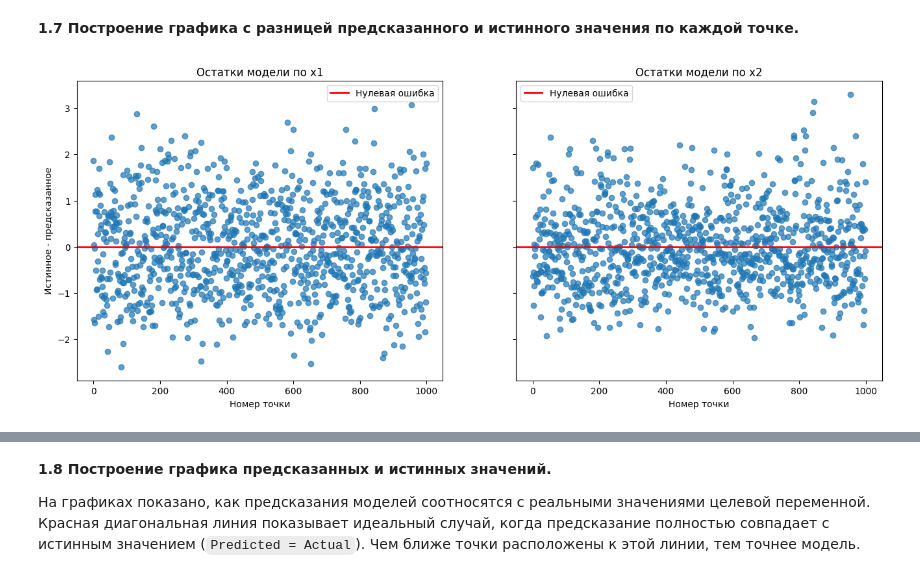
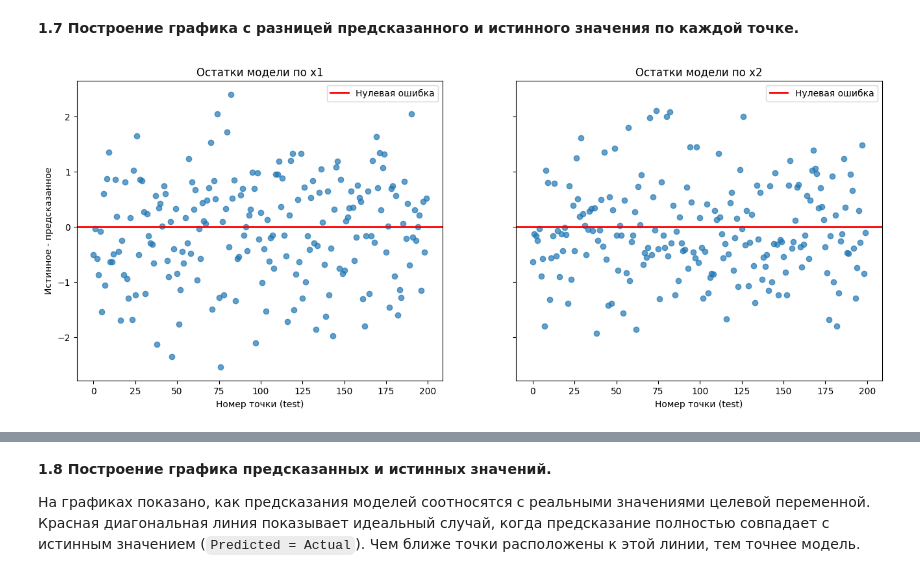
Before and after one commit to Coffeein0/data_analysis, a Jupyter notebook: LR3_Razveev_8.ipynb, the cells around one changed output, grey strips where cells are left out. Drawn from its saved outputs; the diff is of its cells as text; code cells hidden in the pictures.

Commit message:
Добавил разделение выборки в первой части

```diff
--- a/LR3_Razveev_8.ipynb
+++ b/LR3_Razveev_8.ipynb
@@ -31,18 +38,26 @@ df_var8 = pd.read_excel('regression.xlsx', sheet_name=7)
 # %%
-# Подготовка данных для первой модели
-x1 = df_var8[['x1']]
+# Подготовка данных
+X = df_var8[['x1', 'x2']]
 y = df_var8['y']
+
+# Разделение на обучающую (80%) и тестовую (20%) выборки
+X_train, X_test, y_train, y_test = train_test_split(X, y, test_size=0.20, random_state=42)
+
+# Подготовка данных для первой модели (по x1)
+x1_train = X_train[['x1']]
+x1_test = X_test[['x1']]
 
 # Создание и обучение первой модели
 model_x1 = LinearRegression()
-model_x1.fit(x1, y)
+model_x1.fit(x1_train, y_train)
 
-# Подготовка данных для второй модели
-x2 = df_var8[['x2']]
+# Подготовка данных для второй модели (по x2)
+x2_train = X_train[['x2']]
+x2_test = X_test[['x2']]
 
 # Создание и обучение второй модели
 model_x2 = LinearRegression()
-model_x2.fit(x2, y)
+model_x2.fit(x2_train, y_train)
 # %% [output]
 LinearRegression()
 # %% [markdown]
@@ -54,7 +69,7 @@ LinearRegression()
 # %%
-# Выполнение предсказания для обеих моделей
-y_pred_x1 = model_x1.predict(x1)
-y_pred_x2 = model_x2.predict(x2)
+# Выполнение предсказания на тестовой выборке
+y_pred_x1 = model_x1.predict(x1_test)
+y_pred_x2 = model_x2.predict(x2_test)
 # %% [markdown]
 **1.3 Была сформирована таблица с результатами предсказаний моделей.**
 
@@ -227,29 +252,28 @@ plt.show()
 # %% [markdown]
 **1.7 Построение графика с разницей предсказанного и истинного значения по каждой точке.**
 # %%
-# Расчёт остатков
-# Остаток = фактическое значение y - предсказанное моделью
-residuals_x1 = y - y_pred_x1
-residuals_x2 = y - y_pred_x2
+# ---- Остатки считаем только по тестовой выборке ----
+residuals_x1 = y_test - y_pred_x1
+residuals_x2 = y_test - y_pred_x2
 
 # Создание фигуры с двумя графиками
 fig, (ax1, ax2) = plt.subplots(1, 2, figsize=(16, 6), sharey=True)
 
 # График остатков для модели по x1
-ax1.scatter(range(len(y)), residuals_x1, alpha=0.7)
+ax1.scatter(range(len(y_test)), residuals_x1, alpha=0.7)
 ax1.axhline(y=0, color='red', linewidth=2, label='Нулевая ошибка')
 ax1.set_title('Остатки модели по x1')
-ax1.set_xlabel('Номер точки')
+ax1.set_xlabel('Номер точки (test)')
 ax1.set_ylabel('Истинное - предсказанное')
 ax1.legend()
 
 # График остатков для модели по x2
-ax2.scatter(range(len(y)), residuals_x2, alpha=0.7)
+ax2.scatter(range(len(y_test)), residuals_x2, alpha=0.7)
 ax2.axhline(y=0, color='red', linewidth=2, label='Нулевая ошибка')
 ax2.set_title('Остатки модели по x2')
-ax2.set_xlabel('Номер точки')
+ax2.set_xlabel('Номер точки (test)')
 ax2.legend()
 
 plt.show()
 # %% [output]
-[figure, old version]
+[figure, new version]
```
Also changed, not shown: parts of 19 cells of this notebook.
